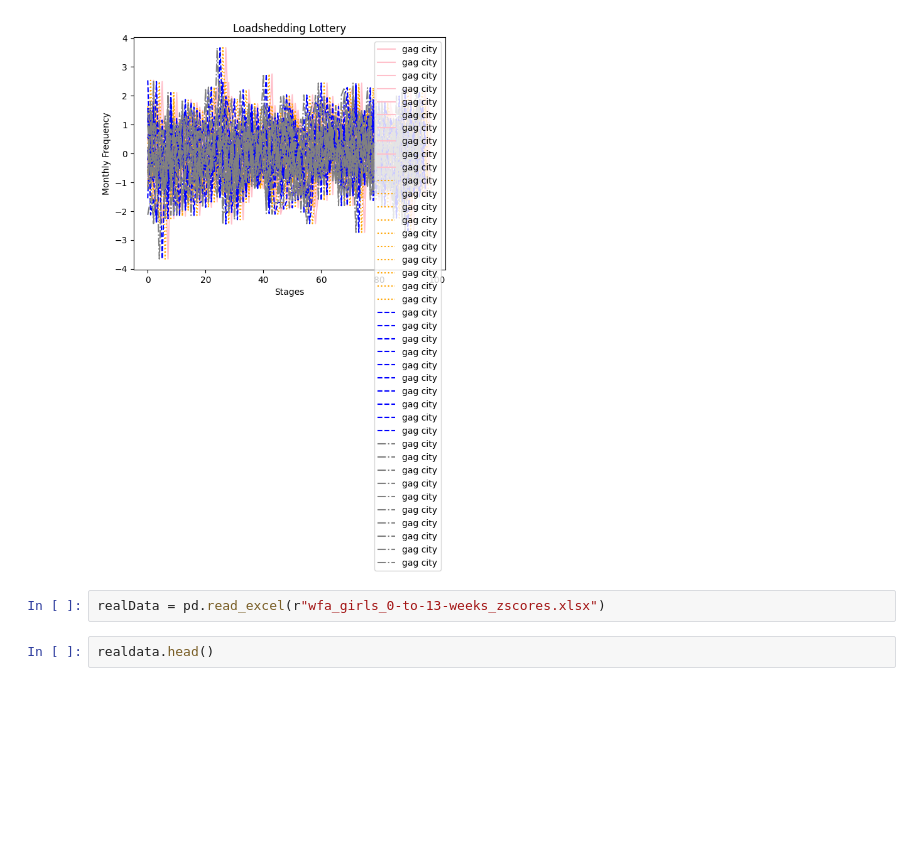
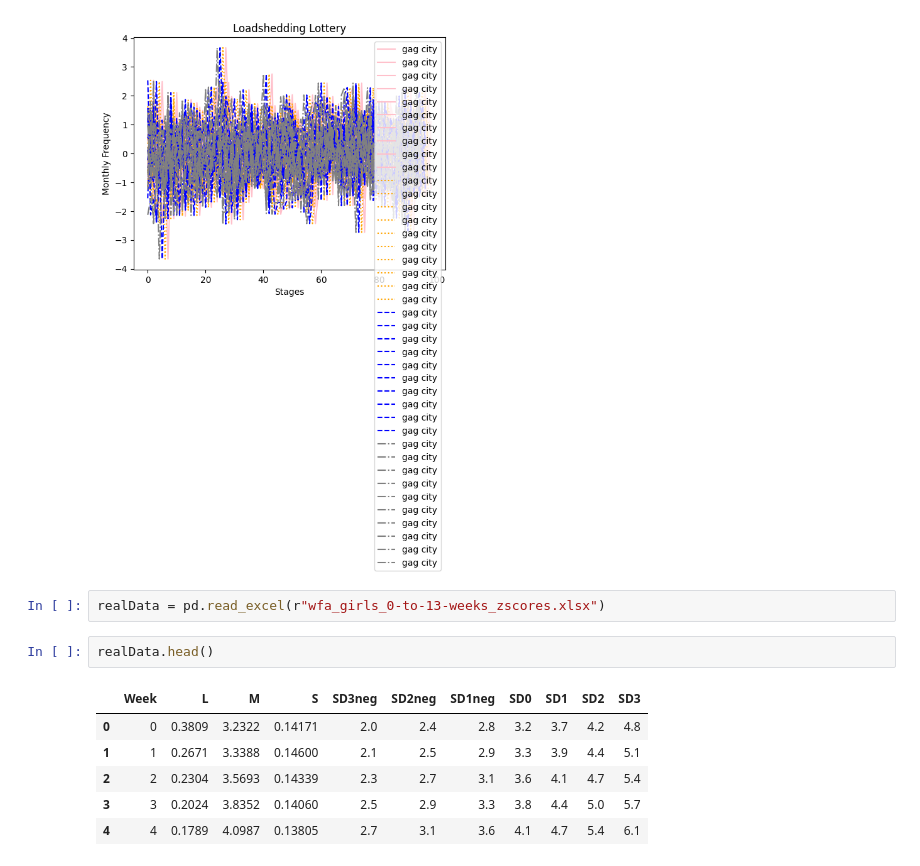
Before and after one commit to sernamalala/pydata-book, a Jupyter notebook: Plotting Exercise 03 March.ipynb, the cells around one changed output. Drawn from its saved outputs; the diff is of its cells as text; blank space fills up the shorter version.

```diff
--- a/Plotting Exercise 03 March.ipynb
+++ b/Plotting Exercise 03 March.ipynb
@@ -125,4 +125,11 @@ plt.savefig("fig1.jpg",dpi=600)
 # %%
 realData = pd.read_excel(r"wfa_girls_0-to-13-weeks_zscores.xlsx")
 # %%
-realdata.head()
+realData.head()
+# %% [output]
+|  | Week | L | M | S | SD3neg | SD2neg | SD1neg | SD0 | SD1 | SD2 | SD3 |
+| 0 | 0 | 0.3809 | 3.2322 | 0.14171 | 2.0 | 2.4 | 2.8 | 3.2 | 3.7 | 4.2 | 4.8 |
+| 1 | 1 | 0.2671 | 3.3388 | 0.14600 | 2.1 | 2.5 | 2.9 | 3.3 | 3.9 | 4.4 | 5.1 |
+| 2 | 2 | 0.2304 | 3.5693 | 0.14339 | 2.3 | 2.7 | 3.1 | 3.6 | 4.1 | 4.7 | 5.4 |
+| 3 | 3 | 0.2024 | 3.8352 | 0.14060 | 2.5 | 2.9 | 3.3 | 3.8 | 4.4 | 5.0 | 5.7 |
+| 4 | 4 | 0.1789 | 4.0987 | 0.13805 | 2.7 | 3.1 | 3.6 | 4.1 | 4.7 | 5.4 | 6.1 |
```
Also changed, not shown: parts of 1 cell of this notebook, 16 other files.
